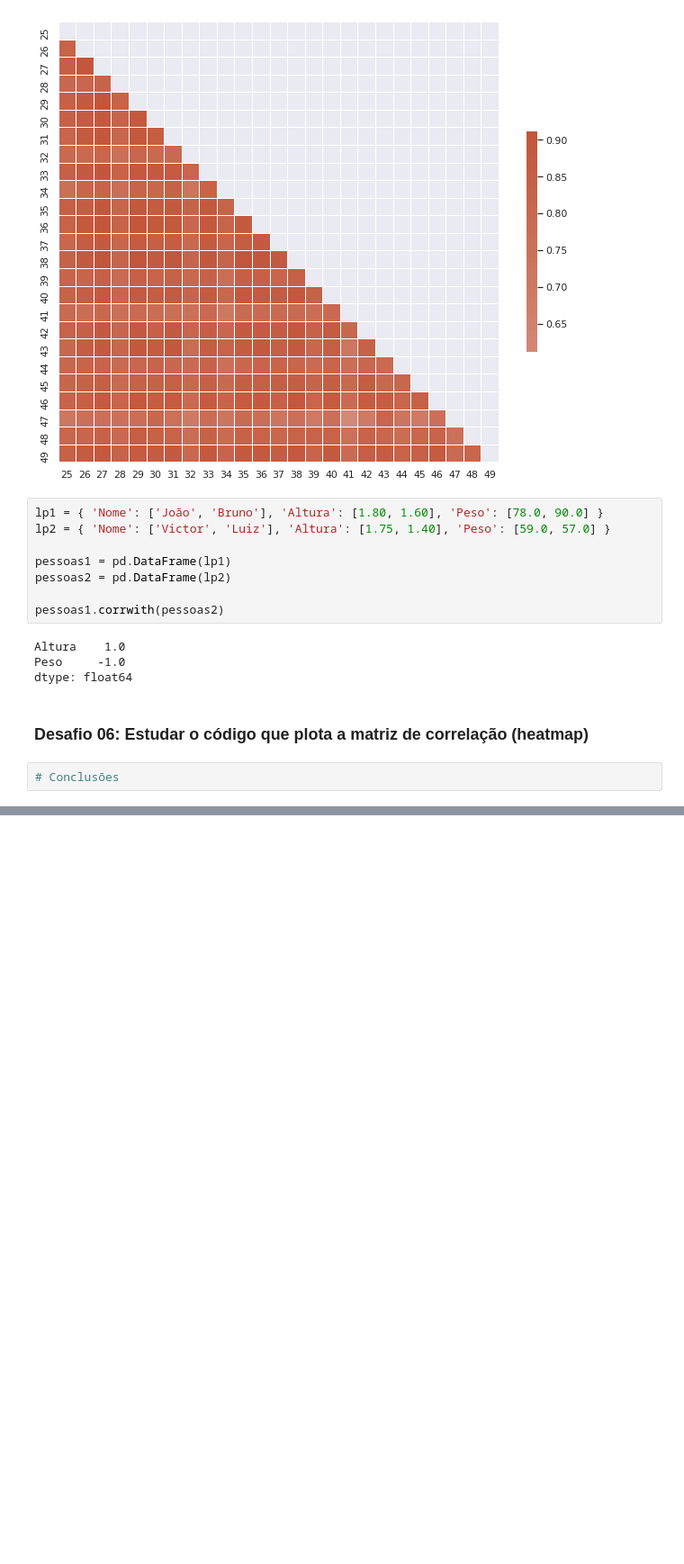
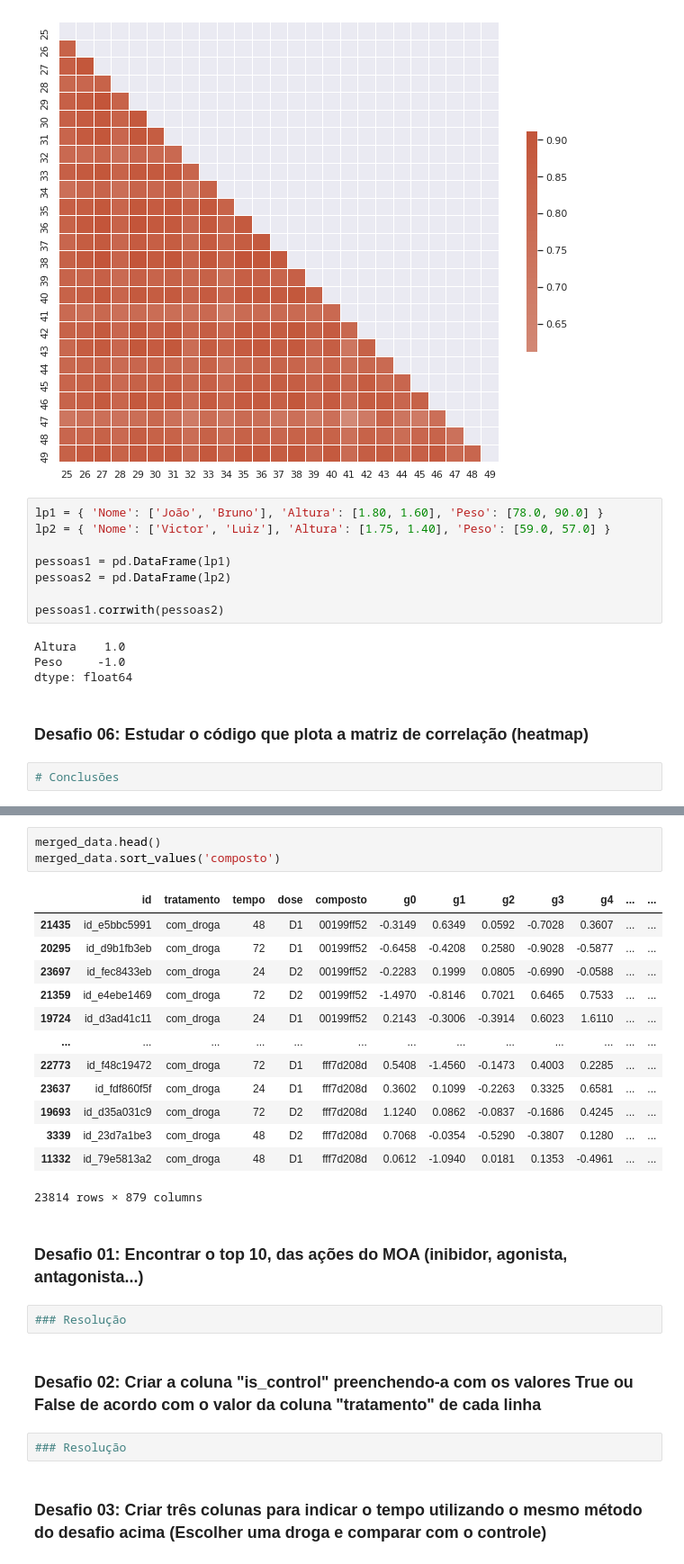
Before and after one commit to marcelsby/alura-imersao-dados-2021, a Jupyter notebook: src/Imersão Dados.ipynb, the cells around one changed output, grey strips where cells are left out. Shown at 90% size. Cells and saved outputs as stored; diff of their text form; blank space fills up the shorter version.

```diff
--- a/src/Imersão Dados.ipynb
+++ b/src/Imersão Dados.ipynb
@@ -649,0 +841,27 @@ dtype: float64
+# %%
+merged_data.head()
+merged_data.sort_values('composto')
+# %% [output]
+|  | id | tratamento | tempo | dose | composto | g0 | g1 | g2 | g3 | g4 | ... | ... |
+| 21435 | id_e5bbc5991 | com_droga | 48 | D1 | 00199ff52 | -0.3149 | 0.6349 | 0.0592 | -0.7028 | 0.3607 | ... | ... |
+| 20295 | id_d9b1fb3eb | com_droga | 72 | D1 | 00199ff52 | -0.6458 | -0.4208 | 0.2580 | -0.9028 | -0.5877 | ... | ... |
+| 23697 | id_fec8433eb | com_droga | 24 | D2 | 00199ff52 | -0.2283 | 0.1999 | 0.0805 | -0.6990 | -0.0588 | ... | ... |
+| 21359 | id_e4ebe1469 | com_droga | 72 | D2 | 00199ff52 | -1.4970 | -0.8146 | 0.7021 | 0.6465 | 0.7533 | ... | ... |
+| 19724 | id_d3ad41c11 | com_droga | 24 | D1 | 00199ff52 | 0.2143 | -0.3006 | -0.3914 | 0.6023 | 1.6110 | ... | ... |
+| ... | ... | ... | ... | ... | ... | ... | ... | ... | ... | ... | ... | ... |
+| 22773 | id_f48c19472 | com_droga | 72 | D1 | fff7d208d | 0.5408 | -1.4560 | -0.1473 | 0.4003 | 0.2285 | ... | ... |
+| 23637 | id_fdf860f5f | com_droga | 24 | D1 | fff7d208d | 0.3602 | 0.1099 | -0.2263 | 0.3325 | 0.6581 | ... | ... |
+| 19693 | id_d35a031c9 | com_droga | 72 | D2 | fff7d208d | 1.1240 | 0.0862 | -0.0837 | -0.1686 | 0.4245 | ... | ... |
+| 3339 | id_23d7a1be3 | com_droga | 48 | D2 | fff7d208d | 0.7068 | -0.0354 | -0.5290 | -0.3807 | 0.1280 | ... | ... |
+| 11332 | id_79e5813a2 | com_droga | 48 | D1 | fff7d208d | 0.0612 | -1.0940 | 0.0181 | 0.1353 | -0.4961 | ... | ... |
+23814 rows × 879 columns
+# %% [markdown]
+### Desafio 01: Encontrar o top 10, das ações do MOA (inibidor, agonista, antagonista...)
+# %%
+### Resolução
+# %% [markdown]
+### Desafio 02: Criar a coluna "is_control" preenchendo-a com os valores True ou False de acordo com o valor da coluna "tratamento" de cada linha
+# %%
+### Resolução
+# %% [markdown]
+### Desafio 03: Criar três colunas para indicar o tempo utilizando o mesmo método do desafio acima (Escolher uma droga e comparar com o controle)
```
Also changed, not shown: parts of 29 cells of this notebook.
